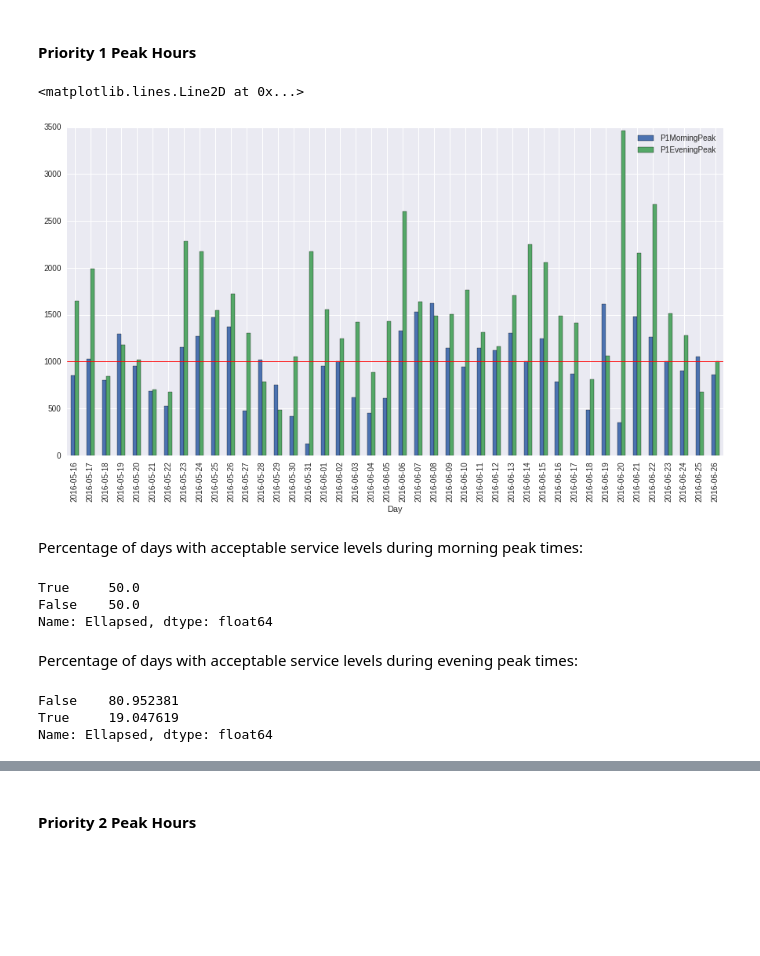
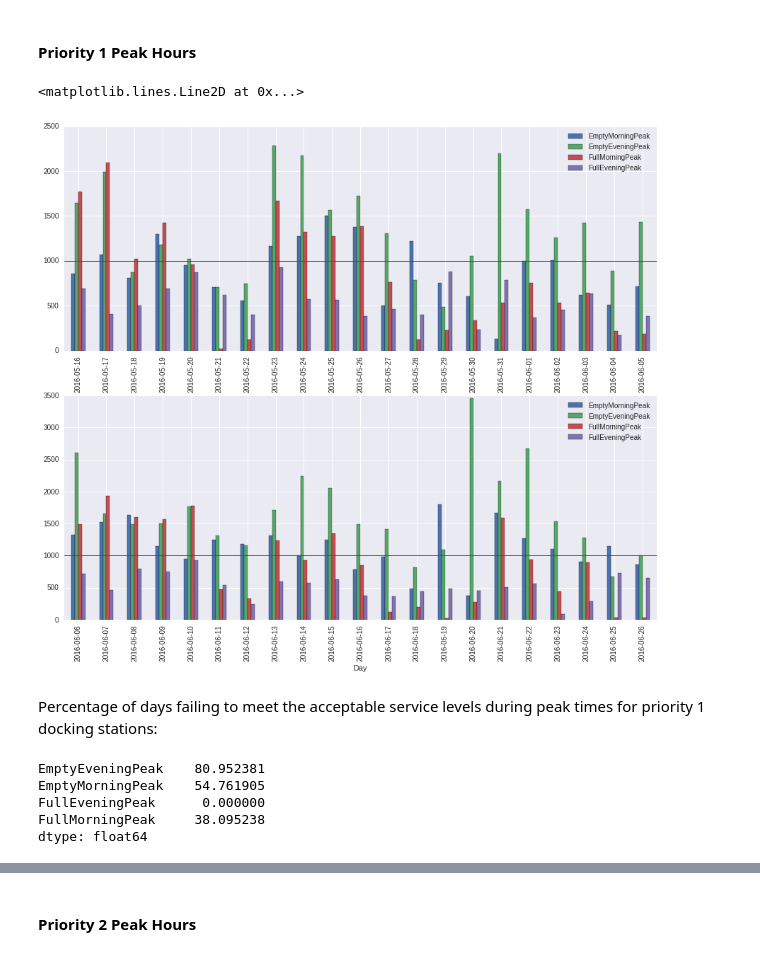
Before and after one commit to ibrahim85/spts-uoe, a Jupyter notebook: Untitled.ipynb, the cells around one changed output, grey strips where cells are left out. Saved outputs shown, nothing was run; the diff lists cells and outputs as text; code cells hidden in the pictures; blank space fills up the shorter version.

```diff
--- a/Untitled.ipynb
+++ b/Untitled.ipynb
@@ -124,31 +252,41 @@ It can be observed that during 100% of the days, the acceptable service level du
 # %%
 p1_peak_threshold = 1000
 # %%
-p1_evening_peak = pi24_results.xs((1.0, 'EVENING_PEAK'), level=('Priority', 'PeakHours'))
-p1_morning_peak = pi24_results.xs((1.0, 'MORNING_PEAK'), level=('Priority', 'PeakHours'))
+empty_p1_evening_peak = pi24_results.xs((1.0, 'EVENING_PEAK'), level=('Priority', 'PeakHours'))
+empty_p1_morning_peak = pi24_results.xs((1.0, 'MORNING_PEAK'), level=('Priority', 'PeakHours'))
+
+full_p1_evening_peak = pi25_results.xs((1.0, 'EVENING_PEAK'), level=('Priority', 'PeakHours'))
+full_p1_morning_peak = pi25_results.xs((1.0, 'MORNING_PEAK'), level=('Priority', 'PeakHours'))
 # %%
-p1_peak = pd.concat([p1_morning_peak, p1_evening_peak], axis=1)
-p1_peak.columns = ['P1MorningPeak', 'P1EveningPeak']
+p1_peak = pd.concat([empty_p1_morning_peak, empty_p1_evening_peak, full_p1_morning_peak, full_p1_evening_peak], axis=1)
+p1_peak.columns = ['EmptyMorningPeak', 'EmptyEveningPeak', 'FullMorningPeak', 'FullEveningPeak']
-# %%
-ax = p1_peak.plot(kind='bar')
-ax.axhline(y=p1_peak_threshold, linewidth=1, color='r')
-# %% [output]
-<matplotlib.lines.Line2D at 0x...>
-[figure, removed]
+# %%
+split_idx = len(p1_peak) / 2
+fig, axes = plt.subplots(nrows=2, ncols=1, figsize=(15.0,12.5))
+
+ax = p1_peak[:split_idx].plot(kind='bar', ax=axes[0])
+ax.axhline(y=p1_peak_threshold, linewidth=1, color='r')
+
+ax = p1_peak[split_idx:].plot(kind='bar', ax=axes[1])
+ax.axhline(y=p1_peak_threshold, linewidth=1, color='r')
+# %% [output]
+<matplotlib.lines.Line2D at 0x...>
+[figure, added]
 # %% [markdown]
-Percentage of days with acceptable service levels during morning peak times:
+Percentage of days failing to meet the acceptable service levels during peak times for priority 1 docking stations:
-# %%
-(p1_morning_peak.Ellapsed <= p1_peak_threshold).value_counts() / len(p1_non_peak) * 100
-# %% [output]
-True     50.0
-False    50.0
-Name: Ellapsed, dtype: float64
-# %% [markdown]
-Percentage of days with acceptable service levels during evening peak times:
-# %%
-(p1_evening_peak.Ellapsed <= p1_peak_threshold).value_counts() / len(p1_non_peak) * 100
-# %% [output]
-False    80.952381
-True     19.047619
-Name: Ellapsed, dtype: float64
+# %%
+failure = pd.concat([empty_p1_morning_peak >= p1_peak_threshold,
+                      empty_p1_evening_peak >= p1_peak_threshold,
+                      full_p1_morning_peak >= p1_peak_threshold,
+                      full_p1_evening_peak >= p1_peak_threshold], axis=1)
+
+failure.columns = ['EmptyMorningPeak', 'EmptyEveningPeak', 'FullMorningPeak', 'FullEveningPeak']
+
+failure.stack().groupby(level=1).aggregate(lambda x: list(x)).apply(lambda x: (float(x.count(True)) / len(x)) * 100)
+# %% [output]
+EmptyEveningPeak    80.952381
+EmptyMorningPeak    54.761905
+FullEveningPeak      0.000000
+FullMorningPeak     38.095238
+dtype: float64
 # %% [markdown]
```
Also changed, not shown: parts of 144 cells of this notebook, 4 other files.
